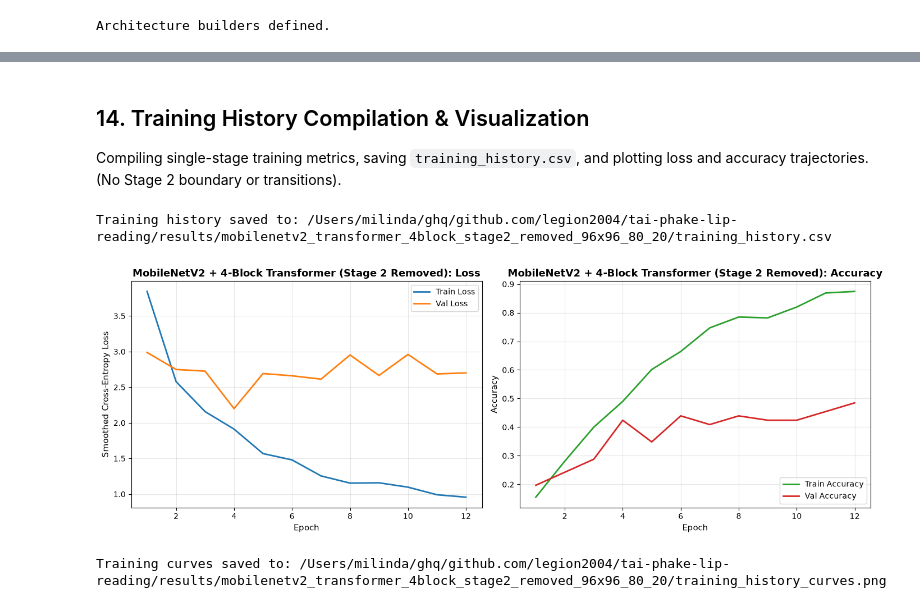
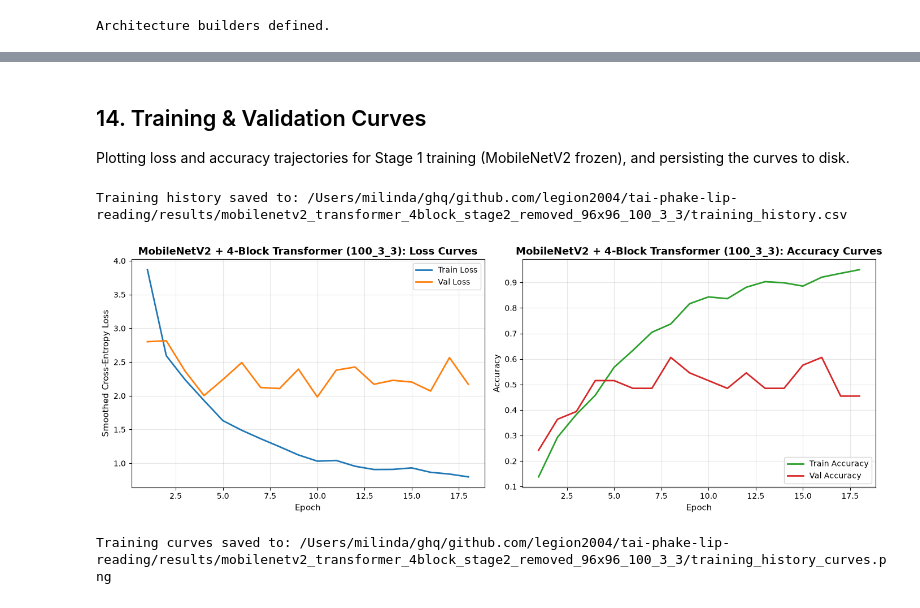
Before and after one commit to LegioN2004/tai-phake-lip-reading, a Jupyter notebook: notebooks/11_Stage2Rem_mobilenetv2_transformer_4block_experiment.ipynb, the cells around one changed output, grey strips where cells are left out. Drawn from its saved outputs; the diff is of its cells as text; code cells hidden in the pictures.

```diff
--- a/notebooks/11_Stage2Rem_mobilenetv2_transformer_4block_experiment.ipynb
+++ b/notebooks/11_Stage2Rem_mobilenetv2_transformer_4block_experiment.ipynb
@@ -54,3 +44,12 @@ DATASET_MODE = "80_20"
+# %%
+# =============================================================================
+# EXPERIMENT CONFIGURATION
+# =============================================================================
+
+DATASET_MODE = "100_3_3"
+# Options:
+#   "80_20"   -> 24 base speakers train + 6 base speakers validation (test disabled)
+#   "100_3_3" -> use the existing train/val/test processed split
 # %% [markdown]
 ## 2. Imports
 Importing core scientific libraries, deep learning frameworks (TensorFlow, Keras), image processing tools, and scikit-learn evaluation metrics.
@@ -736,7 +781,7 @@ def build_mobilenet_transformer_4block():
     x = keras.layers.Dropout(HEAD_DROPOUT, name="head_dropout")(x)
     outputs = keras.layers.Dense(NUM_CLASSES, activation="softmax", name="digit_classifier")(x)
 
-    model = keras.Model(inputs=inputs, outputs=outputs, name="MobileNetV2_Transformer_4Block_Stage2_Removed")
+    model = keras.Model(inputs=inputs, outputs=outputs, name="MobileNetV2_Transformer_4Block")
     return model, cnn
 
 print("Architecture builders defined.")
@@ -923,53 +957,53 @@ Best Validation Acc   : 48.48%
 ================================================================================
-# %% [markdown]
-## 14. Training History Compilation & Visualization
-Compiling single-stage training metrics, saving `training_history.csv`, and plotting loss and accuracy trajectories. (No Stage 2 boundary or transitions).
+# %% [markdown]
+## 14. Training & Validation Curves
+Plotting loss and accuracy trajectories for Stage 1 training (MobileNetV2 frozen), and persisting the curves to disk.
 # %%
 # Section 14: Training History Compilation & Visualization
-h = history.history
+h1 = history1.history
 
-training_history = {
-    "epoch": list(range(1, len(h["loss"]) + 1)),
-    "train_loss": h["loss"],
-    "val_loss": h["val_loss"],
-    "train_accuracy": h["accuracy"],
-    "val_accuracy": h["val_accuracy"],
+combined_history = {
+    "epoch": list(range(1, len(h1["loss"]) + 1)),
+    "train_loss": h1["loss"],
+    "val_loss": h1["val_loss"],
+    "train_accuracy": h1["accuracy"],
+    "val_accuracy": h1["val_accuracy"],
 }
 
-df_history = pd.DataFrame(training_history)
+df_history = pd.DataFrame(combined_history)
 history_csv_path = RESULTS_DIR / "training_history.csv"
 df_history.to_csv(history_csv_path, index=False)
 print(f"Training history saved to: {history_csv_path}")
 
 # Plotting curves
 fig, (ax1, ax2) = plt.subplots(1, 2, figsize=(14, 5))
 
 # Loss Curves
 ax1.plot(df_history["epoch"], df_history["train_loss"], label="Train Loss", color="#1f77b4", linewidth=2)
 ax1.plot(df_history["epoch"], df_history["val_loss"], label="Val Loss", color="#ff7f0e", linewidth=2)
-ax1.set_title("MobileNetV2 + 4-Block Transformer (Stage 2 Removed): Loss", fontsize=13, fontweight="bold")
+ax1.set_title(f"MobileNetV2 + 4-Block Transformer ({DATASET_MODE}): Loss Curves", fontsize=13, fontweight="bold")
 ax1.set_xlabel("Epoch", fontsize=11)
 ax1.set_ylabel("Smoothed Cross-Entropy Loss", fontsize=11)
 ax1.legend(loc="upper right")
 ax1.grid(True, alpha=0.3)
 
 # Accuracy Curves
 ax2.plot(df_history["epoch"], df_history["train_accuracy"], label="Train Accuracy", color="#2ca02c", linewidth=2)
 ax2.plot(df_history["epoch"], df_history["val_accuracy"], label="Val Accuracy", color="#d62728", linewidth=2)
-ax2.set_title("MobileNetV2 + 4-Block Transformer (Stage 2 Removed): Accuracy", fontsize=13, fontweight="bold")
+ax2.set_title(f"MobileNetV2 + 4-Block Transformer ({DATASET_MODE}): Accuracy Curves", fontsize=13, fontweight="bold")
 ax2.set_xlabel("Epoch", fontsize=11)
 ax2.set_ylabel("Accuracy", fontsize=11)
 ax2.legend(loc="lower right")
 ax2.grid(True, alpha=0.3)
 
 plt.tight_layout()
 curves_path = RESULTS_DIR / "training_history_curves.png"
 plt.savefig(curves_path, dpi=200)
 plt.show()
 print(f"Training curves saved to: {curves_path}")
 # %% [output]
-Training history saved to: /Users/milinda/ghq/github.com/legion2004/tai-phake-lip-reading/results/mobilenetv2_transformer_4block_stage2_removed_96x96_80_20/training_history.csv
+Training history saved to: /Users/milinda/ghq/github.com/legion2004/tai-phake-lip-reading/results/mobilenetv2_transformer_4block_stage2_removed_96x96_100_3_3/training_history.csv
-[figure, old version]
+[figure, new version]
-Training curves saved to: /Users/milinda/ghq/github.com/legion2004/tai-phake-lip-reading/results/mobilenetv2_transformer_4block_stage2_removed_96x96_80_20/training_history_curves.png
+Training curves saved to: /Users/milinda/ghq/github.com/legion2004/tai-phake-lip-reading/results/mobilenetv2_transformer_4block_stage2_removed_96x96_100_3_3/training_history_curves.png
 # %% [markdown]
 ## 15. Final Validation Evaluation
```
Also changed, not shown: parts of 32 cells of this notebook, 12 other files.
